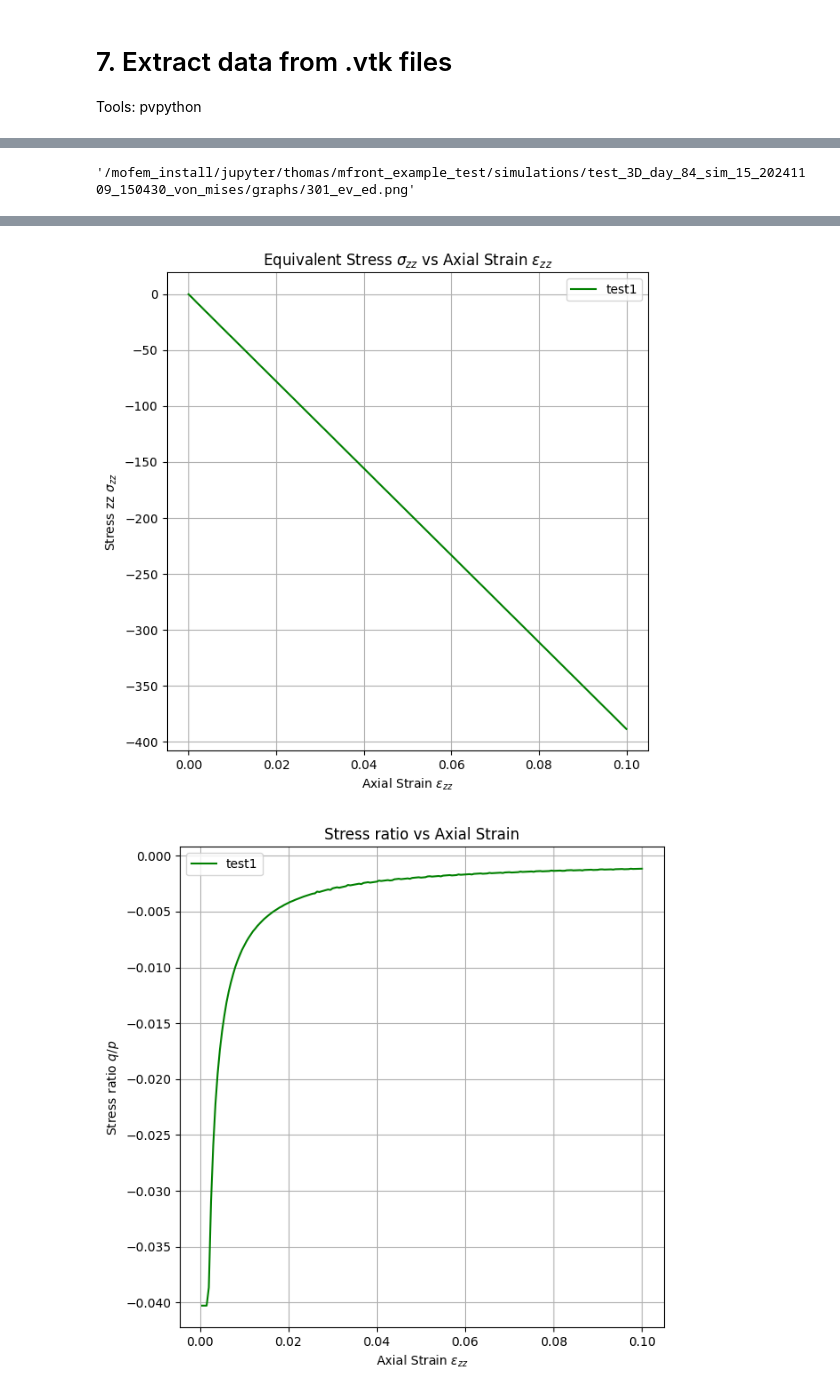
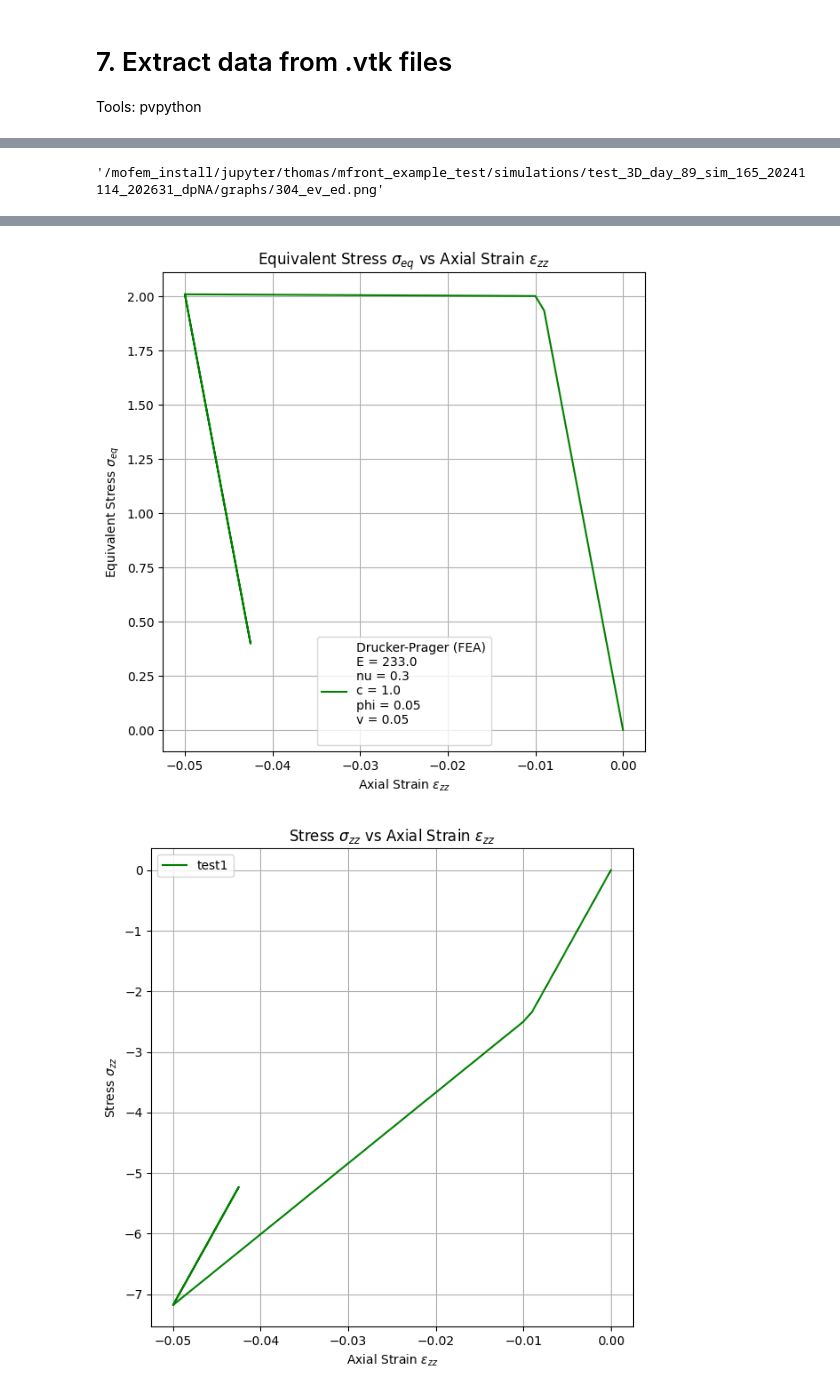
Before and after one commit to superflyer11/lateral_capacity_pipeline, a Jupyter notebook: test_3D.ipynb, the cells around one changed output, grey strips where cells are left out. Cells and saved outputs as stored; diff of their text form; code cells hidden in the pictures.

```diff
--- a/test_3D.ipynb
+++ b/test_3D.ipynb
@@ -402,11 +412,23 @@ print(f"p: {p[-1]}")
 print(f"J2: {J_2[-1]}")
 print(f"J: {J[-1]}")
 print(f"sig_eq: {sig_eq[-1]}")
-plot_x_ys(-e_zz, [sig_eq], labels=["test1"], x_label='Axial Strain $\epsilon_{zz}$', y_label='Equivalent Stress $\sigma_{eq}$', title='Equivalent Stress $\sigma_{eq}$ vs Axial Strain $\epsilon_{zz}$', save_as = f"{params.graph_dir}/101_sigeq_ezz.png")
-plot_x_ys(-e_zz, [sig_zz], labels=["test1"], x_label='Axial Strain $\epsilon_{zz}$', y_label='Stress zz $\sigma_{zz}$', title='Equivalent Stress $\sigma_{zz}$ vs Axial Strain $\epsilon_{zz}$', save_as = f"{params.graph_dir}/102_sigzz_ezz.png")
-plot_x_ys(-e_zz[1:], [sig_eq[1:]/p[1:]], labels=["test1"], x_label='Axial Strain $\epsilon_{zz}$', y_label='Stress ratio $q/p$', title='Stress ratio vs Axial Strain', save_as = f"{params.graph_dir}/103_sigeq_div_p_ezz.png")
-plot_x_ys(p, [sig_eq], labels=["Equivalent Stress/Deviatoric stress measure"], x_label='Hydrostatic stress $p$', y_label='Equivalent stress $sig_{eq}$', title='Equivalent Stress vs Hydrostatic stress', save_as = f"{params.graph_dir}/201_sigeq_p.png")
-plot_x_ys(e_zz, [e_xx], labels=["volumetric - deviatoric"], x_label='Strain zz $\epsilon_{zz}$', y_label='exx $\epsilon_{xx}$', title='exx vs ezz', save_as = f"{params.graph_dir}/301_exx_ezz.png")
-plot_x_ys(e_zz, [e_yy], labels=["volumetric - deviatoric"], x_label='Strain zz $\epsilon_{zz}$', y_label='eyy $\epsilon_{yy}$', title='eyy vs ezz', save_as = f"{params.graph_dir}/302_eyy_ezz.png")
-plot_x_ys(e_d, [e_v], labels=["volumetric - deviatoric"], x_label='Deviatoric strain $\epsilon^d$', y_label='Volumetric strain $\epsilon^v$', title='Volumetric strain vs Deviatoric strain', save_as = f"{params.graph_dir}/301_ev_ed.png")
+label = f"""Drucker-Prager (FEA)
+E = {params.tester.props[params.global_default_model].youngs_modulus}
+nu = {params.tester.props[params.global_default_model].poisson_ratio}
+c = {params.tester.props[params.global_default_model].c}
+phi = {np.degrees(params.tester.props[params.global_default_model].phi)}
+v = {np.degrees(params.tester.props[params.global_default_model].v)}
+"""
+plot_x_ys(p, [sig_eq], labels=[label], x_label='Hydrostatic stress $p$', y_label='Equivalent stress $sig_{eq}$', title='Equivalent Stress vs Hydrostatic stress', save_as = f"{params.graph_dir}/111_sigeq_p.png")
+
+plot_x_ys(e_zz, [sig_eq], labels=[label], x_label='Axial Strain $\epsilon_{zz}$', y_label='Equivalent Stress $\sigma_{eq}$', title='Equivalent Stress $\sigma_{eq}$ vs Axial Strain $\epsilon_{zz}$', save_as = f"{params.graph_dir}/201_sigeq_eyy.png")
+plot_x_ys(e_zz, [sig_zz], labels=["test1"], x_label='Axial Strain $\epsilon_{zz}$', y_label='Stress $\sigma_{zz}$', title='Stress $\sigma_{zz}$ vs Axial Strain $\epsilon_{zz}$', save_as = f"{params.graph_dir}/201_sigeq_ezz.png")
+plot_x_ys(e_zz, [sig_yy], labels=["test1"], x_label='Axial Strain $\epsilon_{zz}$', y_label='Stress $\sigma_{yy}$', title='Stress $\sigma_{yy}$ vs Axial Strain $\epsilon_{zz}$', save_as = f"{params.graph_dir}/201_sigeq_eyy.png")
+plot_x_ys(e_zz, [sig_xx], labels=["test1"], x_label='Axial Strain $\epsilon_{zz}$', y_label='Stress $\sigma_{xx}$', title='Stress $\sigma_{xx}$ vs Axial Strain $\epsilon_{zz}$', save_as = f"{params.graph_dir}/201_sigeq_exx.png")
+
+plot_x_ys(e_zz[1:], [sig_eq[1:]/p[1:]], labels=["test1"], x_label='Axial Strain $\epsilon_{yy}$', y_label='Stress ratio $q/p$', title='Stress ratio vs Axial Strain', save_as = f"{params.graph_dir}/211_sigeq_div_p_eyy.png")
+
+plot_x_ys(e_d, [e_v], labels=["volumetric - axial"], x_label='Axial strain $\epsilon_{zz}$', y_label='Volumetric strain $\epsilon^v$', title='Volumetric strain vs Axial strain', save_as = f"{params.graph_dir}/302_ev_ed.png")
+plot_x_ys(e_d, [e_d], labels=["Deviatoric - axial"], x_label='Axial strain $\epsilon_{zz}$', y_label='Deviatoric strain $\epsilon^v$', title='Deviatoric strain vs Axial strain', save_as = f"{params.graph_dir}/303_ev_ed.png")
+plot_x_ys(e_d, [e_v], labels=["FEA"], x_label='Deviatoric strain $\epsilon^d$', y_label='Volumetric strain $\epsilon^v$', title='Volumetric strain vs Deviatoric strain', save_as = f"{params.graph_dir}/304_ev_ed.png")
 # %% [output]
@@ -423 +445 @@ sig_eq: 0.44999999999998863
-'/mofem_install/jupyter/thomas/mfront_example_test/simulations/test_3D_day_84_sim_15_20241109_150430_von_mises/graphs/301_ev_ed.png'
+'/mofem_install/jupyter/thomas/mfront_example_test/simulations/test_3D_day_89_sim_165_20241114_202631_dpNA/graphs/304_ev_ed.png'
@@ -425,2 +447,2 @@ sig_eq: 0.44999999999998863
-[figure, old version]
+[figure, new version]
-[figure, old version]
+[figure, new version]
```
Also changed, not shown: parts of 8 cells of this notebook, 11 other files.
